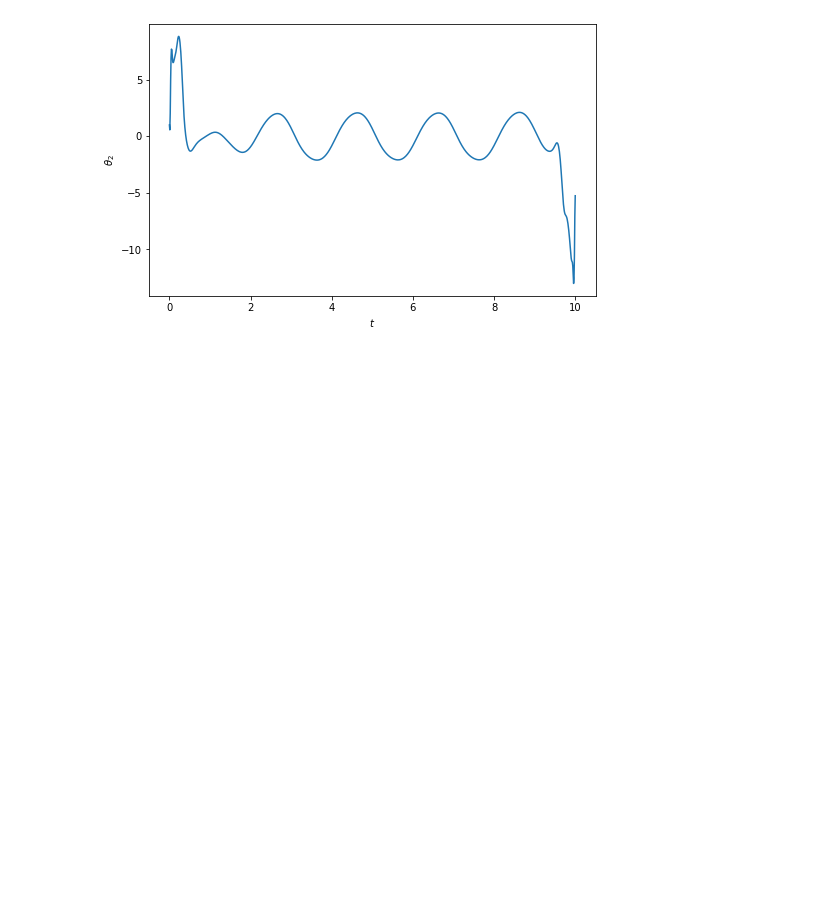
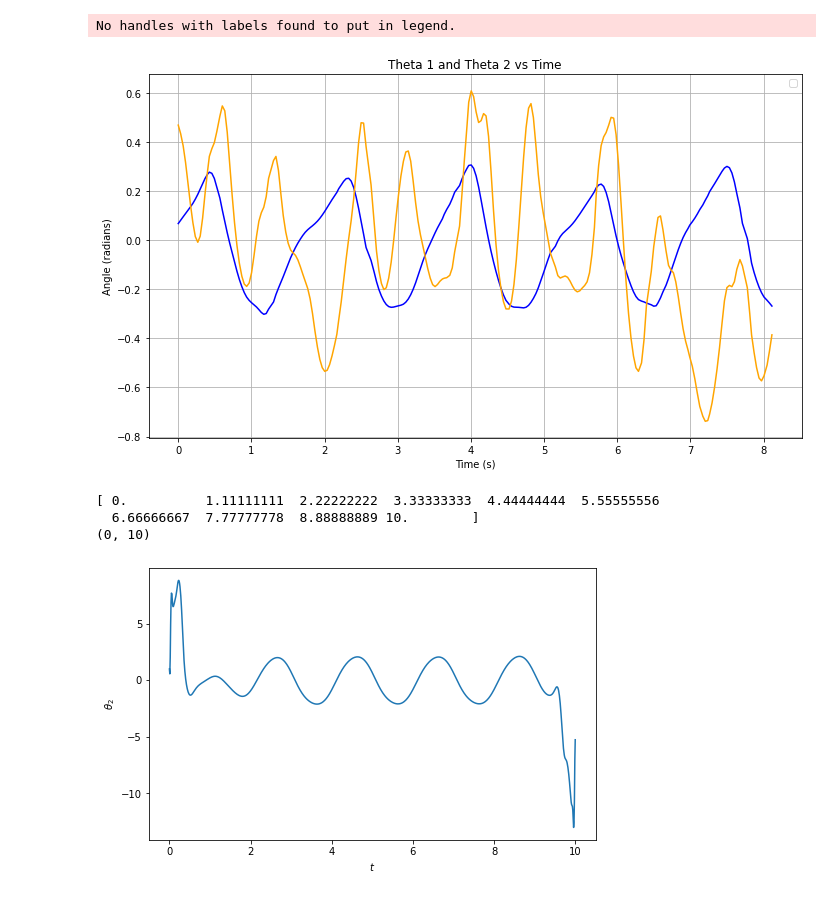
Before and after one commit to lsh6-uw/ME469-Group1, a Jupyter notebook: simulator_noFoot_optimized.ipynb, the cells around one changed output. Drawn from its saved outputs; the diff is of its cells as text; code cells hidden in the pictures; blank space fills up the shorter version.

Commit message:
Add files via upload
Simulator_no_foot with Real Walking Data. Issues with solve IVP

```diff
--- a/simulator_noFoot_optimized.ipynb
+++ b/simulator_noFoot_optimized.ipynb
@@ -49,3 +31,32 @@ theta_1_array = sin(pi * t_array)
+# %%
+# Real data
+import pandas as pd
+
+# Load the data
+data = pd.read_csv("Theta 1.csv")
+
+# Convert time from milliseconds to seconds for plotting
+t_array = data["Time (ms)"].to_numpy() / 1000.0
+theta_1_array = data["theta_1_rad"].to_numpy()
+y_array = data["y"].to_numpy()
+
+#theta2 = data["Theta 2"].to_numpy()
+
+# Plotting
+plt.figure(figsize=(10, 6))
+plt.plot(t_array, theta_1_array, color="blue")
+plt.plot(t_array, y_array, color="orange")
+
+plt.title("Theta 1 and Theta 2 vs Time")
+plt.xlabel("Time (s)")
+plt.ylabel("Angle (radians)")
+plt.legend()
+plt.grid(True)
+plt.tight_layout()
+plt.show()
+# %% [output]
+No handles with labels found to put in legend.
+[figure, added]
 # %%
 # Create interpolators for data
 y_interp = BarycentricInterpolator(t_array, y_array)
@@ -85,5 +96,12 @@ def swing(t, state):
 theta_2_0 = 1
 omega_2_0 = 0
 state0 = np.array([theta_2_0, omega_2_0])
+# %%
+print(np.linspace(*t_span, 10))
+print(t_span)
+# %% [output]
+[ 0.          1.11111111  2.22222222  3.33333333  4.44444444  5.55555556
+  6.66666667  7.77777778  8.88888889 10.        ]
+(0, 10)
 # %%
 # Solve IVP
```
Also changed, not shown: parts of 7 cells of this notebook.
